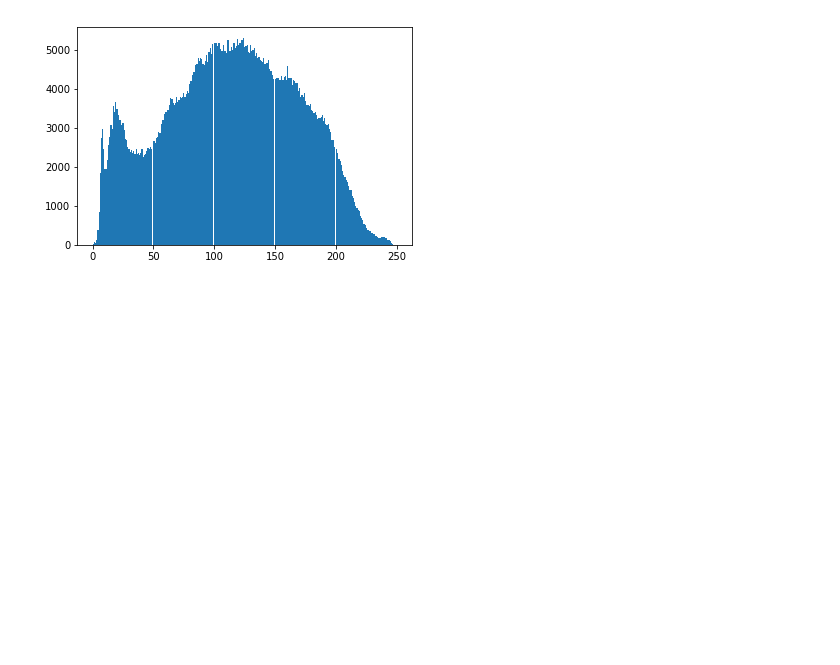
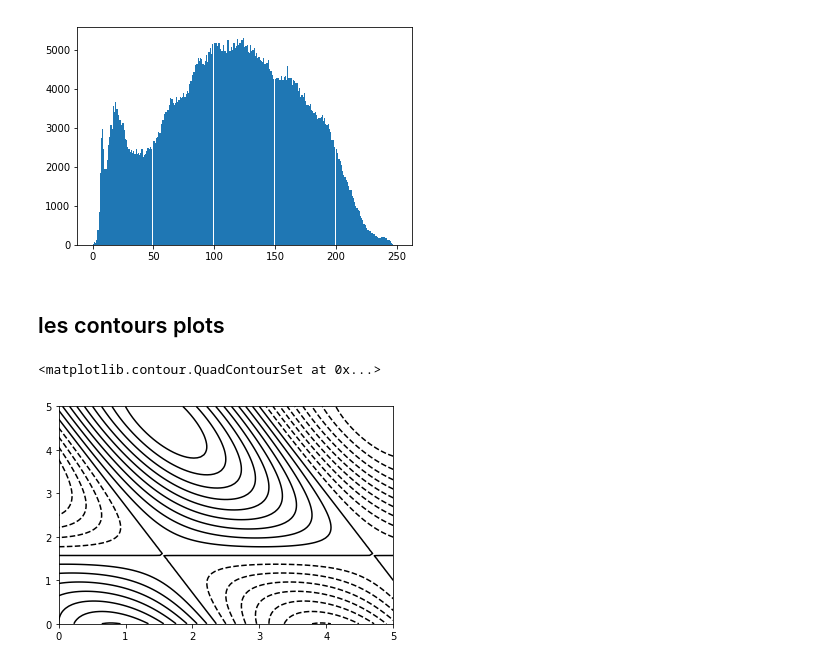
Before and after one commit to FatimaMoqran/Numpy-and-Visualisation, a Jupyter notebook: Datavisualisation_dataset.ipynb, the cells around one changed output. Cells and saved outputs as stored; diff of their text form; code cells hidden in the pictures; blank space fills up the shorter version.

```diff
--- a/Datavisualisation_dataset.ipynb
+++ b/Datavisualisation_dataset.ipynb
@@ -128,3 +128,11 @@ plt.hist(face.ravel(), bins=255)#ravel permet d'écraser le tableau
 plt.show()
 # %% [output]
 [figure]
+# %% [markdown]
+## les contours plots
+# %%
+#permet une vue du dessus de nos fonctions permet de faire des optimisations
+plt.contour(X, Y, Z,20, colors= 'black')
+# %% [output]
+<matplotlib.contour.QuadContourSet at 0x...>
+[figure, added]
```
Also changed, not shown: parts of 3 cells of this notebook.
